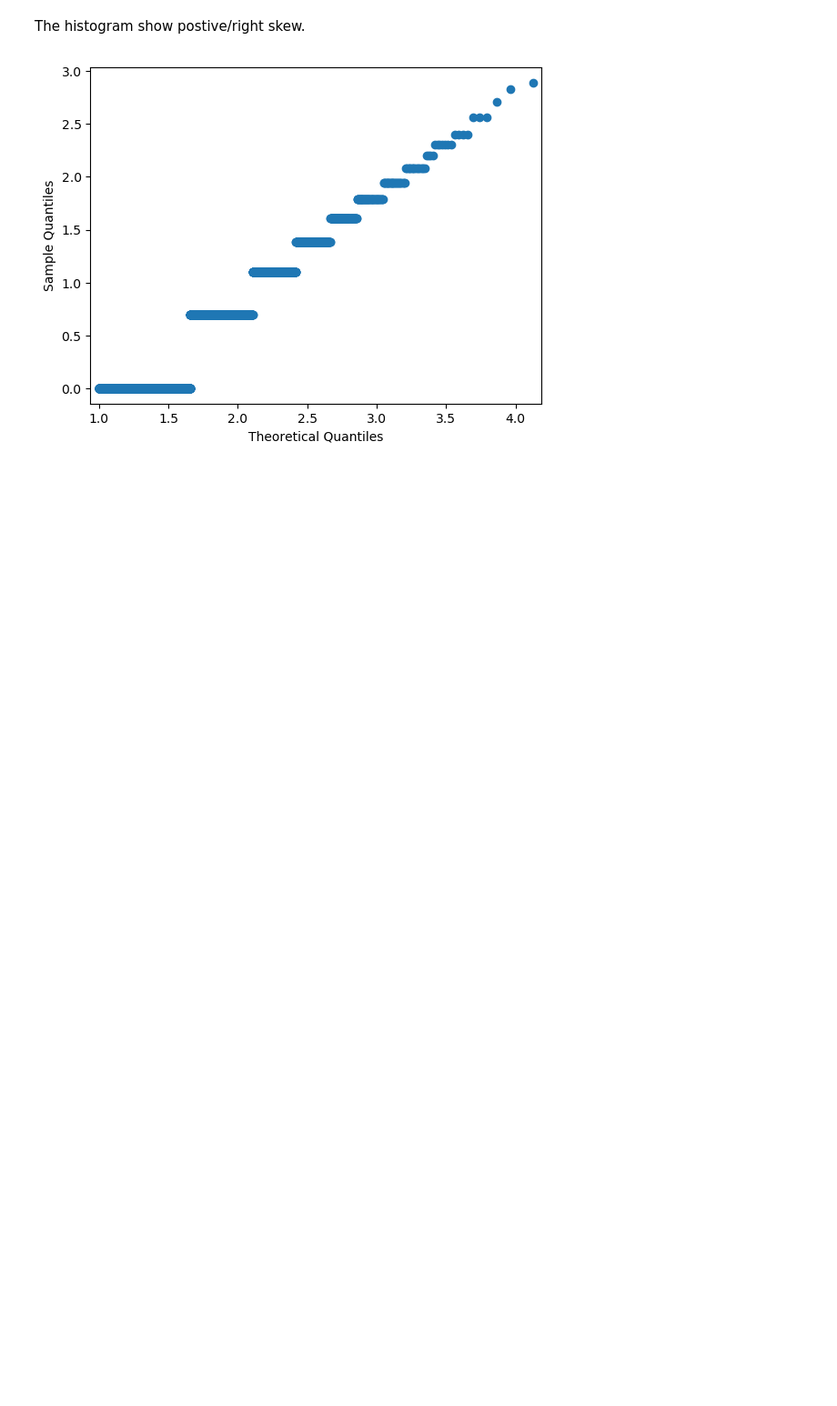
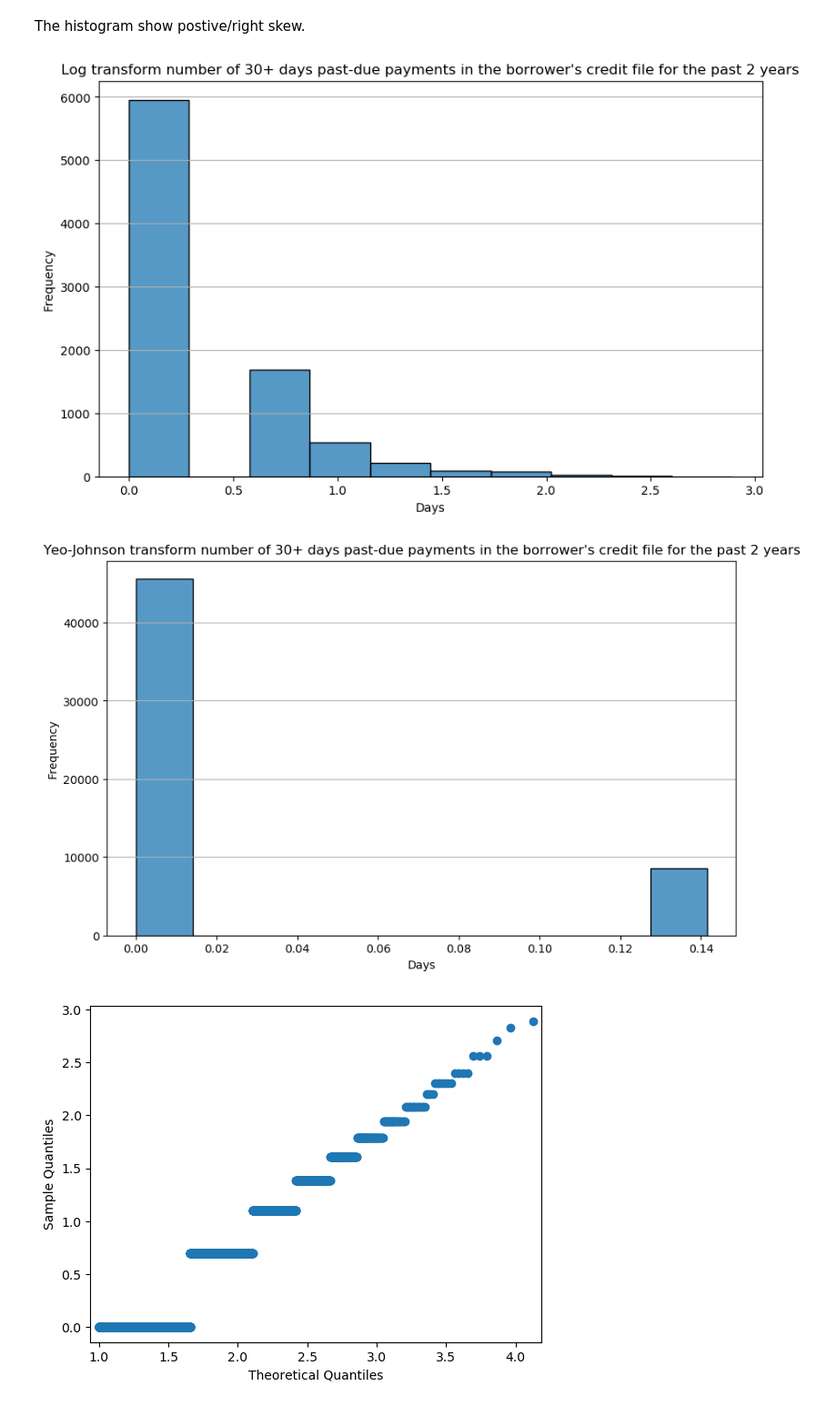
Before and after one commit to ChristianDaza/EDA_finance, a Jupyter notebook: SRC/EDA.ipynb, the cells around one changed output. Shown at 91% size. Cells and saved outputs as stored; diff of their text form; code cells hidden in the pictures; blank space fills up the shorter version.

```diff
--- a/SRC/EDA.ipynb
+++ b/SRC/EDA.ipynb
@@ -585,18 +962,21 @@ The histogram show postive/right skew.
 # %%
 delinq_log_transform = df_prep.skew_transform(df_prep.dataframe["delinq_2yrs"], transformation="log")
 delinq_YJ_transform = df_prep.skew_transform(df_prep.dataframe["delinq_2yrs"], transformation="YJ")
 
 plots.hist_plot(dataframe= delinq_log_transform,
-                column="delinq_2yrs",
+                column="log",
                 title= "Log transform number of 30+ days past-due payments in the borrower's credit file for the past 2 years",
                 xlabel="Days",
                 ylabel="Frequency")
 
 plots.hist_plot(dataframe= delinq_YJ_transform,
                 column="Yeo-Johnson",
                 title= "Yeo-Johnson transform number of 30+ days past-due payments in the borrower's credit file for the past 2 years",
                 xlabel="Days",
                 ylabel="Frequency")
+# %% [output]
+[figure, added]
+[figure, added]
 # %%
 plots.plot_qq(dataframe=delinq_log_transform,
               column="log")
```
Also changed, not shown: parts of 86 cells of this notebook, 1 other file.
